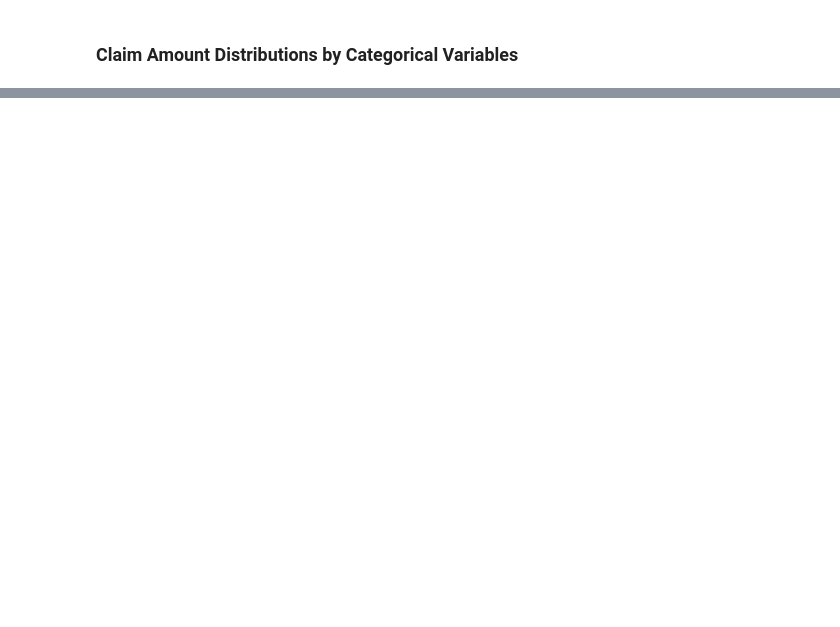
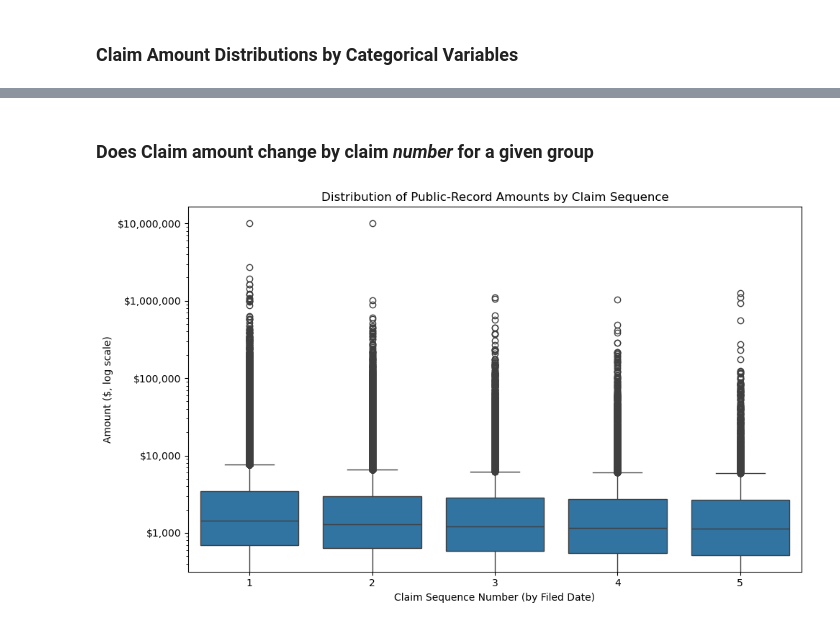
Before and after one commit to mattstoebe/Loan_Performance_Public_records, a Jupyter notebook: EDA/01_public_record_orientation.ipynb, the cells around one changed output, grey strips where cells are left out. Cells and saved outputs as stored; diff of their text form; code cells hidden in the pictures; blank space fills up the shorter version.

```diff
--- a/EDA/01_public_record_orientation.ipynb
+++ b/EDA/01_public_record_orientation.ipynb
@@ -295,0 +288,25 @@ Plotting public_record_source_desc with 5 valid levels out of 20)
+# %% [markdown]
+### Does Claim amount change by claim *number* for a given group
+# %%
+pr_sorted = pr.sort_values(['analytics_matchkey', 'filed_date'])
+pr_sorted['claim_num'] = pr_sorted.groupby('analytics_matchkey').cumcount() + 1
+
+df5 = pr_sorted[pr_sorted['claim_num'] <= 5].copy()
+fig, ax = plt.subplots(figsize=(10, 6))
+sns.boxplot(data=df5, x='claim_num', y='amount', ax=ax)
+
+# Log‐scale the y‐axis for skew
+ax.set_yscale('log')
+
+# Format y‐axis ticks as dollars
+ax.yaxis.set_major_formatter(
+    mtick.FuncFormatter(lambda x, _: f'${x:,.0f}')
+)
+
+ax.set_xlabel('Claim Sequence Number (by Filed Date)')
+ax.set_ylabel('Amount ($, log scale)')
+ax.set_title('Distribution of Public-Record Amounts by Claim Sequence')
+plt.tight_layout()
+plt.show()
+# %% [output]
+[figure, added]
```
Also changed, not shown: parts of 4 cells of this notebook, 1 other file.
